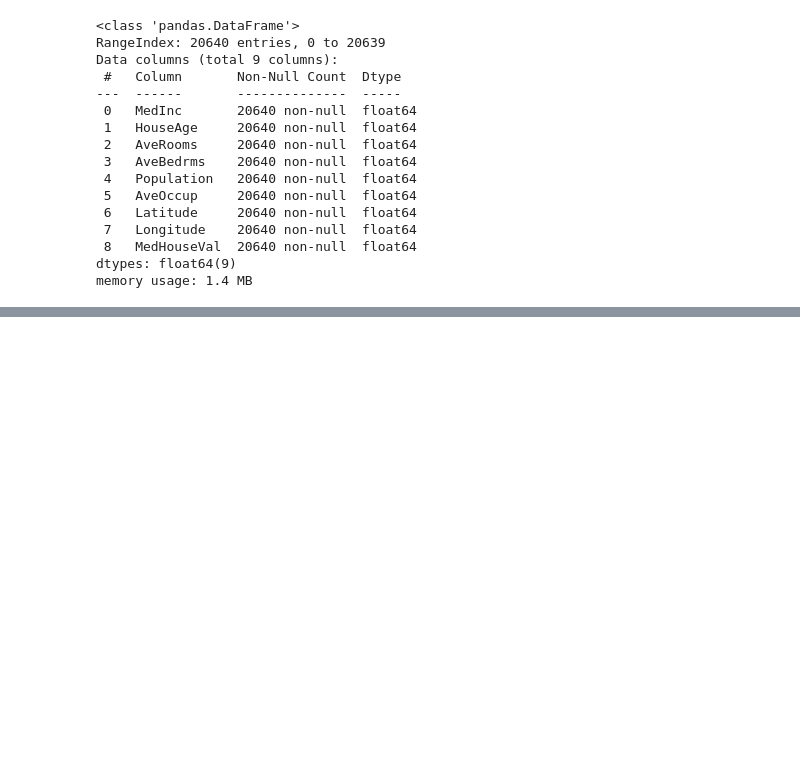
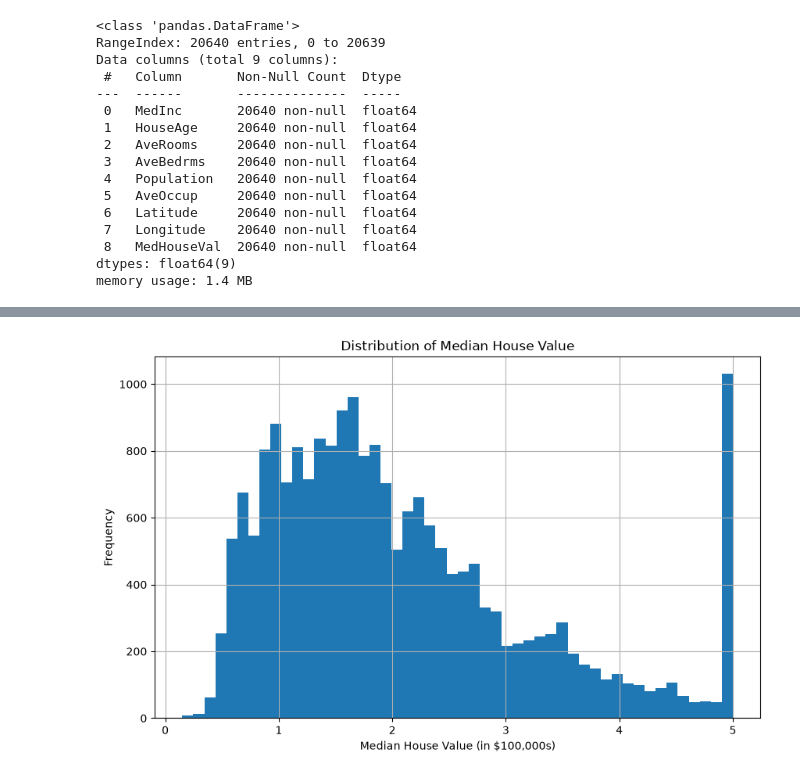
Before and after one commit to Rupesh-AI404/real-estate-price-prediction, a Jupyter notebook: real-estate-analysis.ipynb, the cells around one changed output, grey strips where cells are left out. Saved outputs shown, nothing was run; the diff lists cells and outputs as text; code cells hidden in the pictures; blank space fills up the shorter version.

```diff
--- a/real-estate-analysis.ipynb
+++ b/real-estate-analysis.ipynb
@@ -110,0 +124,8 @@ housing_df.describe()
+# %%
+housing_df['MedHouseVal'].hist(bins=50, figsize=(10, 6))
+plt.title('Distribution of Median House Value')
+plt.xlabel('Median House Value (in $100,000s)')
+plt.ylabel('Frequency')
+plt.show()
+# %% [output]
+[figure, added]
```
Also changed, not shown: parts of 1 cell of this notebook.
